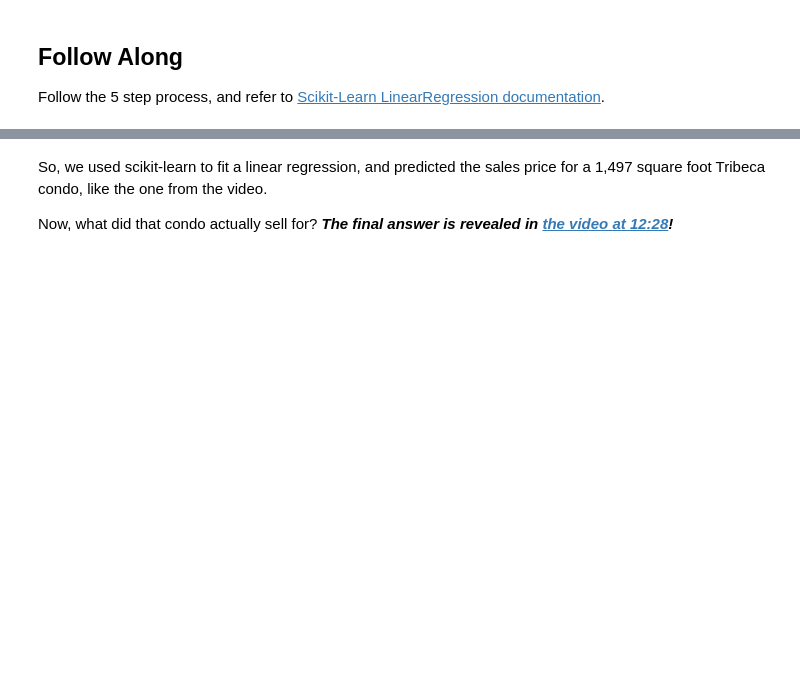
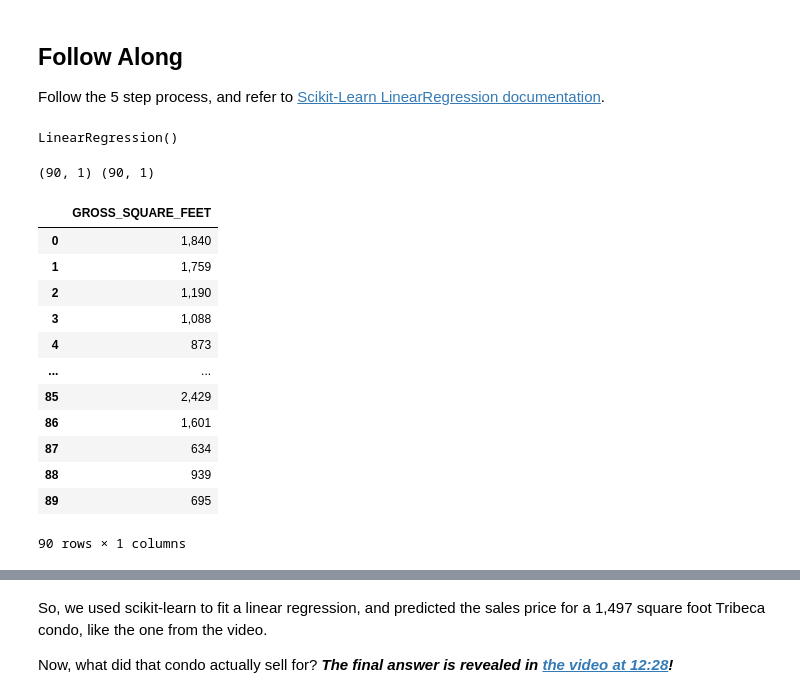
Before and after one commit to sikoh/DS-Linear-Models, a Jupyter notebook: Linear-Regression-1/DS_LinearRegression1_Lecture_Notes_2.ipynb, the cells around one changed output, grey strips where cells are left out. Cells and saved outputs as stored; diff of their text form; code cells hidden in the pictures; blank space fills up the shorter version.

```diff
--- a/Linear-Regression-1/DS_LinearRegression1_Lecture_Notes_2.ipynb
+++ b/Linear-Regression-1/DS_LinearRegression1_Lecture_Notes_2.ipynb
@@ -234,4 +302,31 @@ Follow the 5 step process, and refer to [Scikit-Learn LinearRegression documenta
 # %%
 # 2. Instantiate this class
+model = LinearRegression()
+model
+# %% [output]
+LinearRegression()
 # %%
 # 3. Arrange X features matrix & y target vector
+
+x_train_features = df[['GROSS_SQUARE_FEET']]
+y_train_target = df[['SALE_PRICE']]
+
+print(x_train_features.shape, y_train_target.shape)
+# %% [output]
+(90, 1) (90, 1)
+# %%
+x_train_features
+# %% [output]
+|  | GROSS_SQUARE_FEET |
+| 0 | 1,840 |
+| 1 | 1,759 |
+| 2 | 1,190 |
+| 3 | 1,088 |
+| 4 | 873 |
+| ... | ... |
+| 85 | 2,429 |
+| 86 | 1,601 |
+| 87 | 634 |
+| 88 | 939 |
+| 89 | 695 |
+90 rows × 1 columns
```
Also changed, not shown: parts of 23 cells of this notebook.
